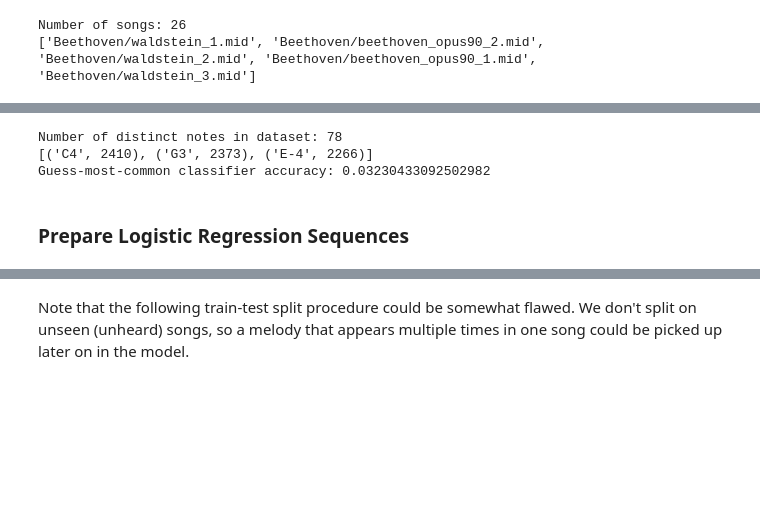
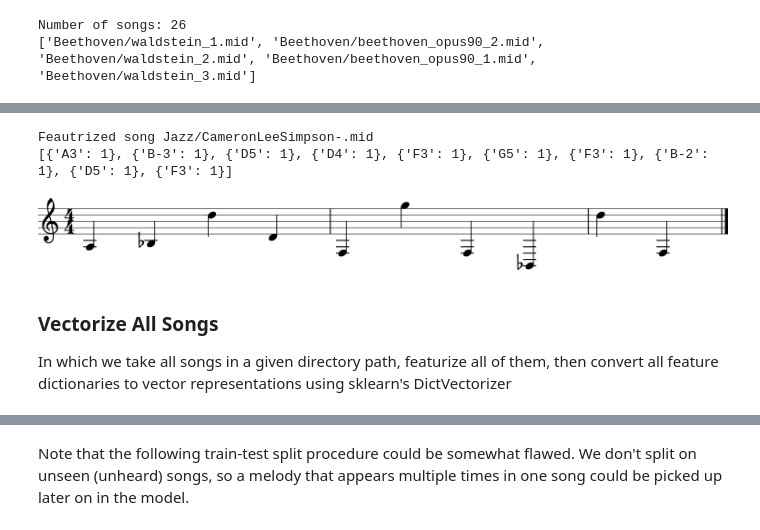
Before and after one commit to joycex99/JamJeneration, a Jupyter notebook: music_sampling.ipynb, the cells around one changed output, grey strips where cells are left out. Saved outputs shown, nothing was run; the diff lists cells and outputs as text; code cells hidden in the pictures; blank space fills up the shorter version.

Commit message:
Refactor featurizing, vectorizing, sequencing

```diff
--- a/music_sampling.ipynb
+++ b/music_sampling.ipynb
@@ -97,11 +99,0 @@ Number of notes in dataset: 74603
-# %%
-simple_note_counts = Counter(simple_notes)
-print("Number of distinct notes in dataset: {}".format(len(simple_note_counts)))
-print(simple_note_counts.most_common(3))
-print("Guess-most-common classifier accuracy: {}".format(simple_note_counts.most_common(1)[0][1]/len(simple_notes)))
-# %% [output]
-Number of distinct notes in dataset: 78
-[('C4', 2410), ('G3', 2373), ('E-4', 2266)]
-Guess-most-common classifier accuracy: 0.03230433092502982
-# %% [markdown]
-### Prepare Logistic Regression Sequences
@@ -115,0 +100,33 @@ def one_hot_encoding(note, note_to_int):
+# %%
+def songify_features_simple(features_list):
+    """
+    Given a list representing a song's feature dictionaries, returns a music21 stream
+    representing that song.
+    Simple featurizer: for chords in our piece, featurize the note of our top note.
+    i.e. [{F#5: 1}, {C#7: 1}, {C5: 1}, etc.]
+
+    Parameters:
+    features_list: list as described above
+
+    Returns: music21 stream object
+    """
+    s = stream.Stream()
+    for feat_dict in features_list:
+        n = list(feat_dict.keys())[0]
+        s.append(note.Note(n))
+    return s
+# %%
+# Test our featurizing and reverse-featurizing methods
+sample_midi_path = "Jazz/CameronLeeSimpson-.mid"
+sample_features_list = featurize_song_simple(sample_midi_path)
+print(sample_features_list[10:20])
+sample_stream = songify_features_simple(sample_features_list[10:20])
+sample_stream.show()
+# %% [output]
+Feautrized song Jazz/CameronLeeSimpson-.mid
+[{'A3': 1}, {'B-3': 1}, {'D5': 1}, {'D4': 1}, {'F3': 1}, {'G5': 1}, {'F3': 1}, {'B-2': 1}, {'D5': 1}, {'F3': 1}]
+[figure, added]
+# %% [markdown]
+### Vectorize All Songs
+
+In which we take all songs in a given directory path, featurize all of them, then convert all feature dictionaries to vector representations using sklearn's DictVectorizer
```
Also changed, not shown: parts of 15 cells of this notebook.
